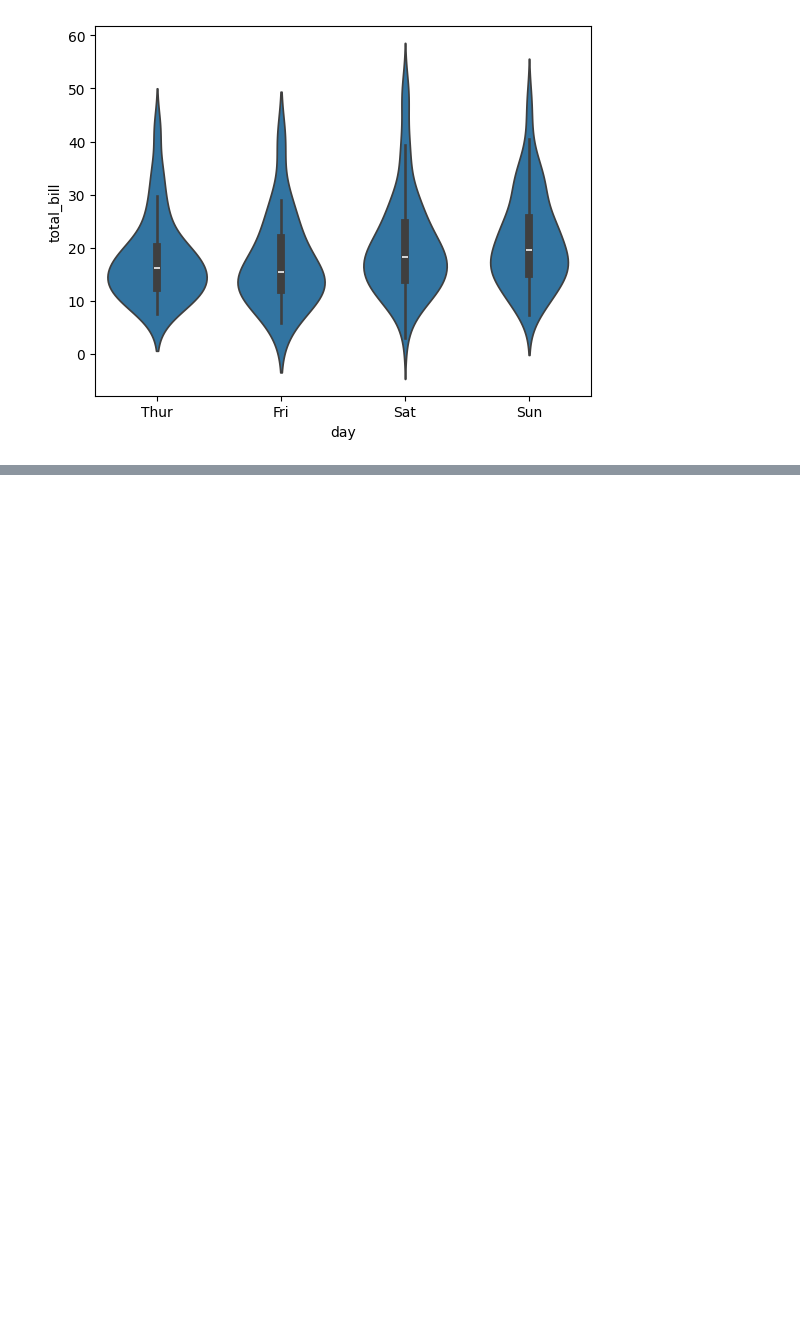
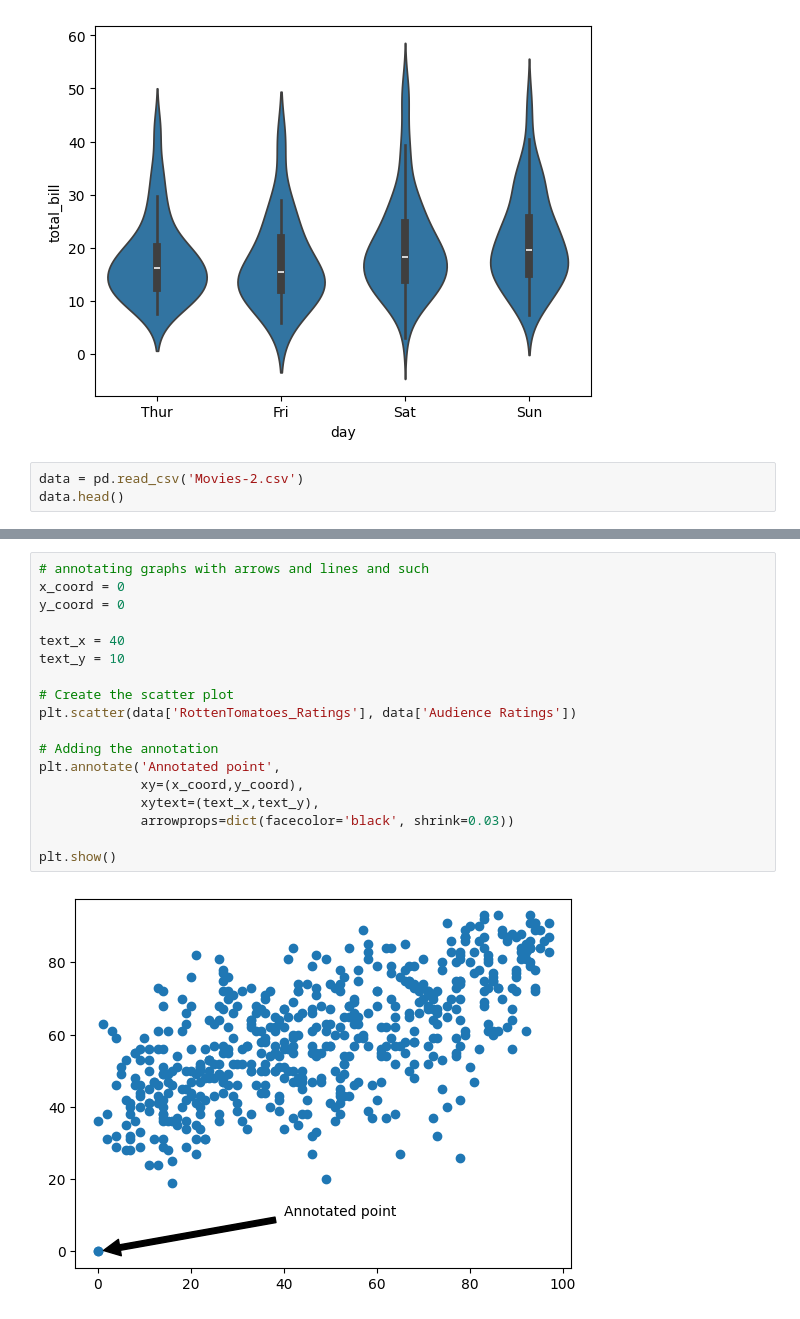
Before and after one commit to radtothebone/data-science-3401, a Jupyter notebook: Plot types 2.ipynb, the cells around one changed output, grey strips where cells are left out. Drawn from its saved outputs; the diff is of its cells as text; blank space fills up the shorter version.

```diff
--- a/Plot types 2.ipynb
+++ b/Plot types 2.ipynb
@@ -57,3 +59,6 @@ sns.violinplot(x='day', y='total_bill', data=tips)
 plt.show()
 # %% [output]
 [figure]
+# %%
+data = pd.read_csv('Movies-2.csv')
+data.head()
@@ -59,0 +72,20 @@ plt.show()
+# %%
+# annotating graphs with arrows and lines and such
+x_coord = 0
+y_coord = 0
+
+text_x = 40
+text_y = 10
+
+# Create the scatter plot
+plt.scatter(data['RottenTomatoes_Ratings'], data['Audience Ratings'])
+
+# Adding the annotation
+plt.annotate('Annotated point',
+             xy=(x_coord,y_coord),
+             xytext=(text_x,text_y),
+             arrowprops=dict(facecolor='black', shrink=0.03))
+
+plt.show()
+# %% [output]
+[figure, added]
```
Also changed, not shown: parts of 6 cells of this notebook, 4 other files.
